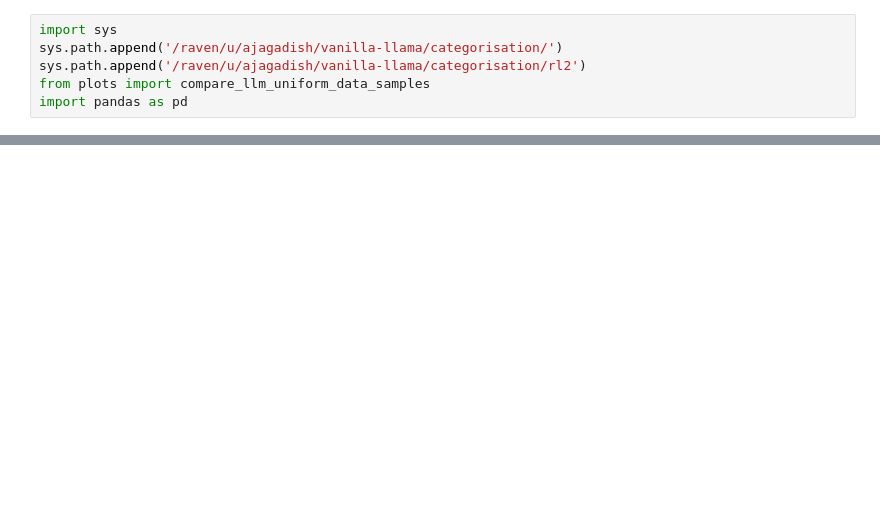
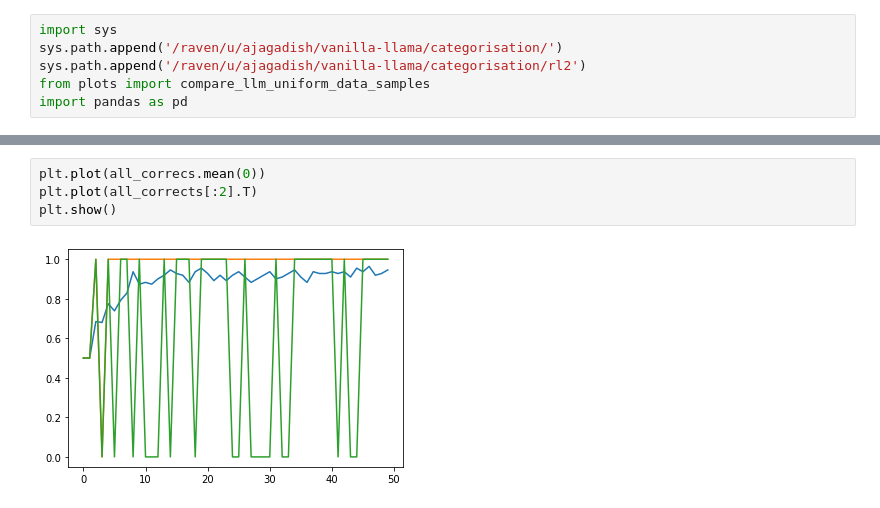
Before and after one commit to akjagadish/vanilla-llama, a Jupyter notebook: categorisation/notebooks/plots.ipynb, the cells around one changed output, grey strips where cells are left out. Drawn from its saved outputs; the diff is of its cells as text; blank space fills up the shorter version.

```diff
--- a/categorisation/notebooks/plots.ipynb
+++ b/categorisation/notebooks/plots.ipynb
@@ -14,0 +192,6 @@ compare_llm_uniform_data_samples(llama_gen_tasks, random)
+# %%
+plt.plot(all_correcs.mean(0))
+plt.plot(all_corrects[:2].T)
+plt.show()
+# %% [output]
+[figure, added]
```
Also changed, not shown: parts of 6 cells of this notebook, 3 other files.
